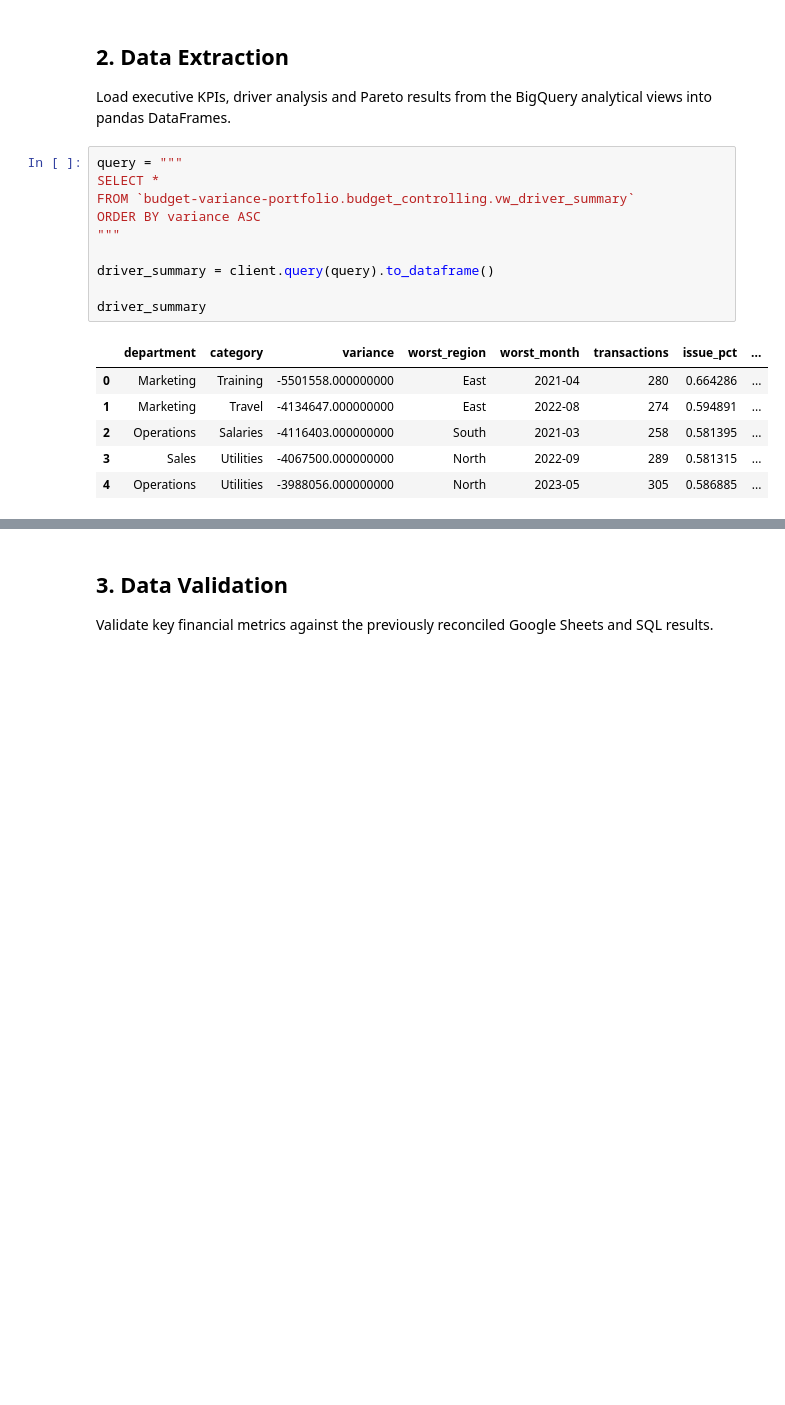
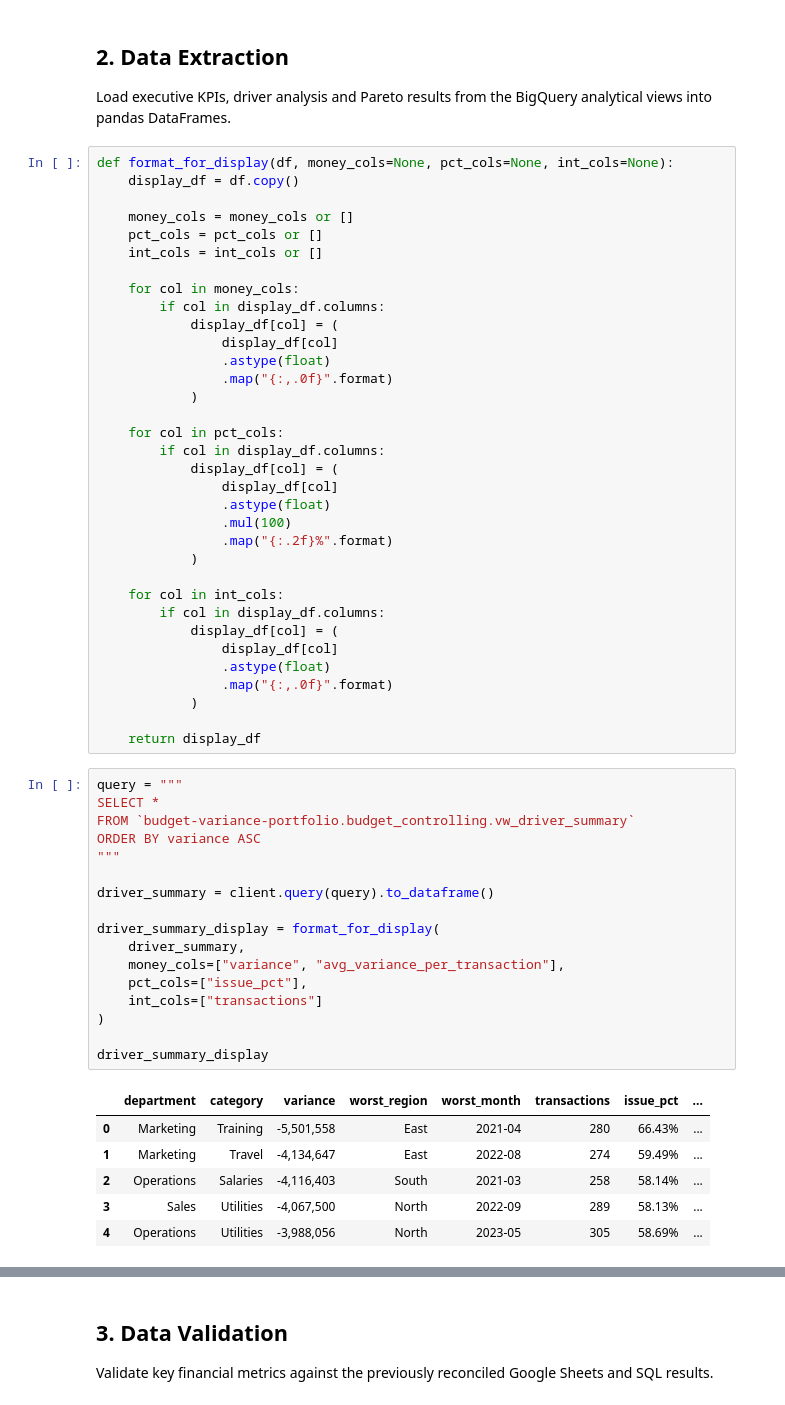
Before and after one commit to ivanablataric5/budget_variance_analysis, a Jupyter notebook: python/budget_variance_automation.ipynb, the cells around one changed output, grey strips where cells are left out. Drawn from its saved outputs; the diff is of its cells as text; blank space fills up the shorter version.

```diff
--- a/python/budget_variance_automation.ipynb
+++ b/python/budget_variance_automation.ipynb
@@ -20,23 +20,64 @@ client = bigquery.Client(project=project_id)
 ## 2. Data Extraction
 Load executive KPIs, driver analysis and Pareto results from the
 BigQuery analytical views into pandas DataFrames.
+# %%
+def format_for_display(df, money_cols=None, pct_cols=None, int_cols=None):
+    display_df = df.copy()
+
+    money_cols = money_cols or []
+    pct_cols = pct_cols or []
+    int_cols = int_cols or []
+
+    for col in money_cols:
+        if col in display_df.columns:
+            display_df[col] = (
+                display_df[col]
+                .astype(float)
+                .map("{:,.0f}".format)
+            )
+
+    for col in pct_cols:
+        if col in display_df.columns:
+            display_df[col] = (
+                display_df[col]
+                .astype(float)
+                .mul(100)
+                .map("{:.2f}%".format)
+            )
+
+    for col in int_cols:
+        if col in display_df.columns:
+            display_df[col] = (
+                display_df[col]
+                .astype(float)
+                .map("{:,.0f}".format)
+            )
+
+    return display_df
 # %%
 query = """
 SELECT *
 FROM `budget-variance-portfolio.budget_controlling.vw_driver_summary`
 ORDER BY variance ASC
 """
 
 driver_summary = client.query(query).to_dataframe()
 
-driver_summary
+driver_summary_display = format_for_display(
+    driver_summary,
+    money_cols=["variance", "avg_variance_per_transaction"],
+    pct_cols=["issue_pct"],
+    int_cols=["transactions"]
+)
+
+driver_summary_display
 # %% [output]
 |  | department | category | variance | worst_region | worst_month | transactions | issue_pct | ... |
-| 0 | Marketing | Training | -5501558.000000000 | East | 2021-04 | 280 | 0.664286 | ... |
-| 1 | Marketing | Travel | -4134647.000000000 | East | 2022-08 | 274 | 0.594891 | ... |
-| 2 | Operations | Salaries | -4116403.000000000 | South | 2021-03 | 258 | 0.581395 | ... |
-| 3 | Sales | Utilities | -4067500.000000000 | North | 2022-09 | 289 | 0.581315 | ... |
-| 4 | Operations | Utilities | -3988056.000000000 | North | 2023-05 | 305 | 0.586885 | ... |
+| 0 | Marketing | Training | -5,501,558 | East | 2021-04 | 280 | 66.43% | ... |
+| 1 | Marketing | Travel | -4,134,647 | East | 2022-08 | 274 | 59.49% | ... |
+| 2 | Operations | Salaries | -4,116,403 | South | 2021-03 | 258 | 58.14% | ... |
+| 3 | Sales | Utilities | -4,067,500 | North | 2022-09 | 289 | 58.13% | ... |
+| 4 | Operations | Utilities | -3,988,056 | North | 2023-05 | 305 | 58.69% | ... |
 # %%
 kpi_query = """
 SELECT *
```
Also changed, not shown: parts of 5 cells of this notebook.
